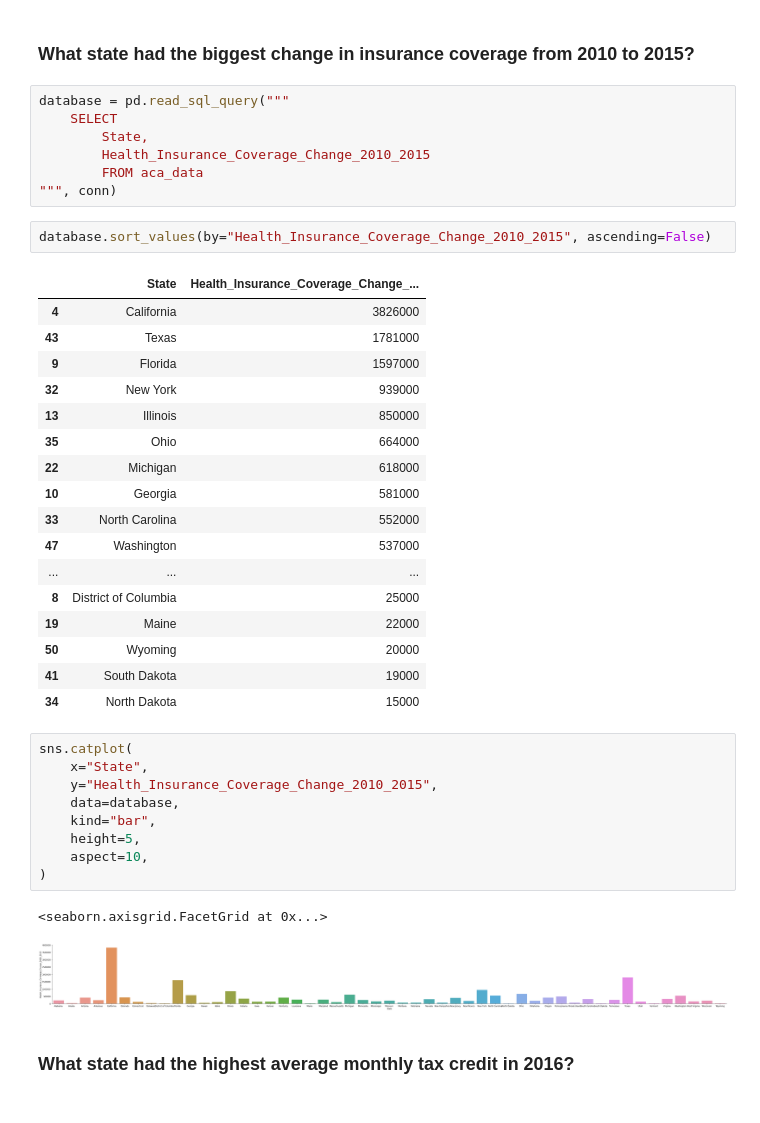
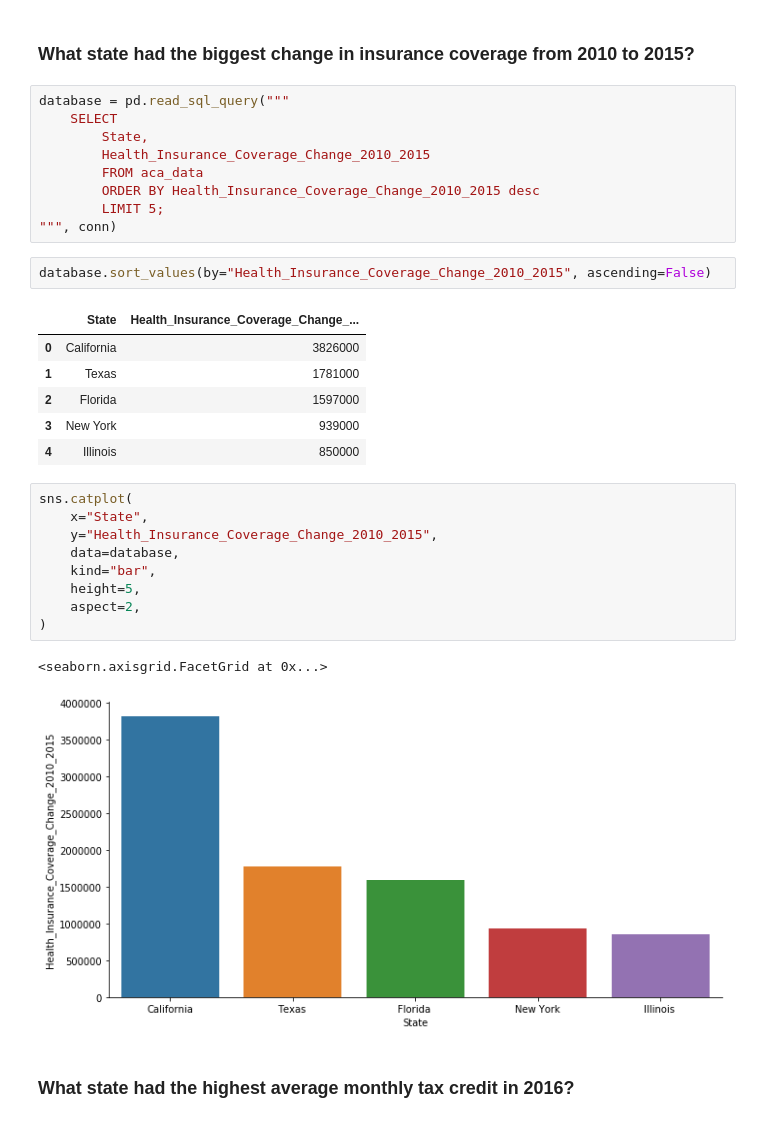
Before and after one commit to alexbeeler/ACA-Project, a Jupyter notebook: My_ACA_Project.ipynb, the cells around one changed output. Drawn from its saved outputs; the diff is of its cells as text.

```diff
--- a/My_ACA_Project.ipynb
+++ b/My_ACA_Project.ipynb
@@ -141,39 +141,30 @@ database = pd.read_sql_query("""
         State,
         Health_Insurance_Coverage_Change_2010_2015
         FROM aca_data
+        ORDER BY Health_Insurance_Coverage_Change_2010_2015 desc
+        LIMIT 5;
 """, conn)
 # %%
 database.sort_values(by="Health_Insurance_Coverage_Change_2010_2015", ascending=False)
 # %% [output]
 |  | State | Health_Insurance_Coverage_Change_... |
-| 4 | California | 3826000 |
-| 43 | Texas | 1781000 |
-| 9 | Florida | 1597000 |
-| 32 | New York | 939000 |
-| 13 | Illinois | 850000 |
-| 35 | Ohio | 664000 |
-| 22 | Michigan | 618000 |
-| 10 | Georgia | 581000 |
-| 33 | North Carolina | 552000 |
-| 47 | Washington | 537000 |
-| ... | ... | ... |
-| 8 | District of Columbia | 25000 |
-| 19 | Maine | 22000 |
-| 50 | Wyoming | 20000 |
-| 41 | South Dakota | 19000 |
-| 34 | North Dakota | 15000 |
+| 0 | California | 3826000 |
+| 1 | Texas | 1781000 |
+| 2 | Florida | 1597000 |
+| 3 | New York | 939000 |
+| 4 | Illinois | 850000 |
 # %%
 sns.catplot(
     x="State",
     y="Health_Insurance_Coverage_Change_2010_2015",
     data=database,
     kind="bar",
     height=5,
-    aspect=10,
+    aspect=2,
 )
 # %% [output]
 <seaborn.axisgrid.FacetGrid at 0x...>
-[figure, old version]
+[figure, new version]
 # %% [markdown]
 ### What state had the highest average monthly tax credit in 2016?
 # %%
```
Also changed, not shown: parts of 3 cells of this notebook.
